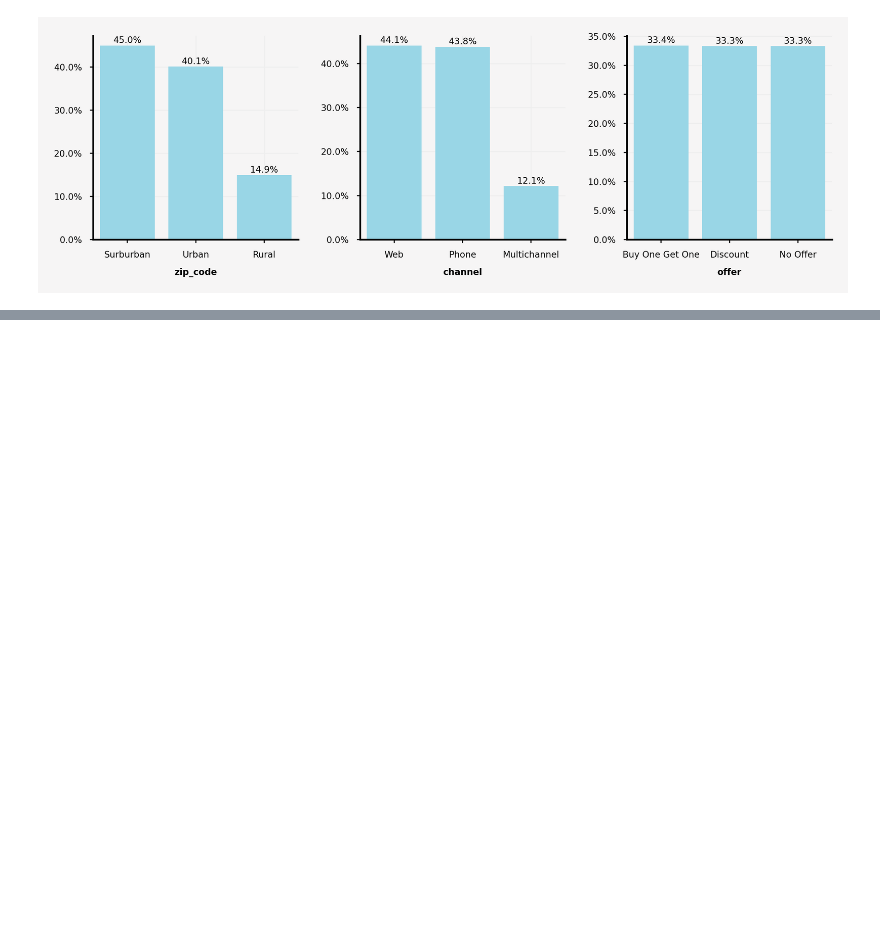
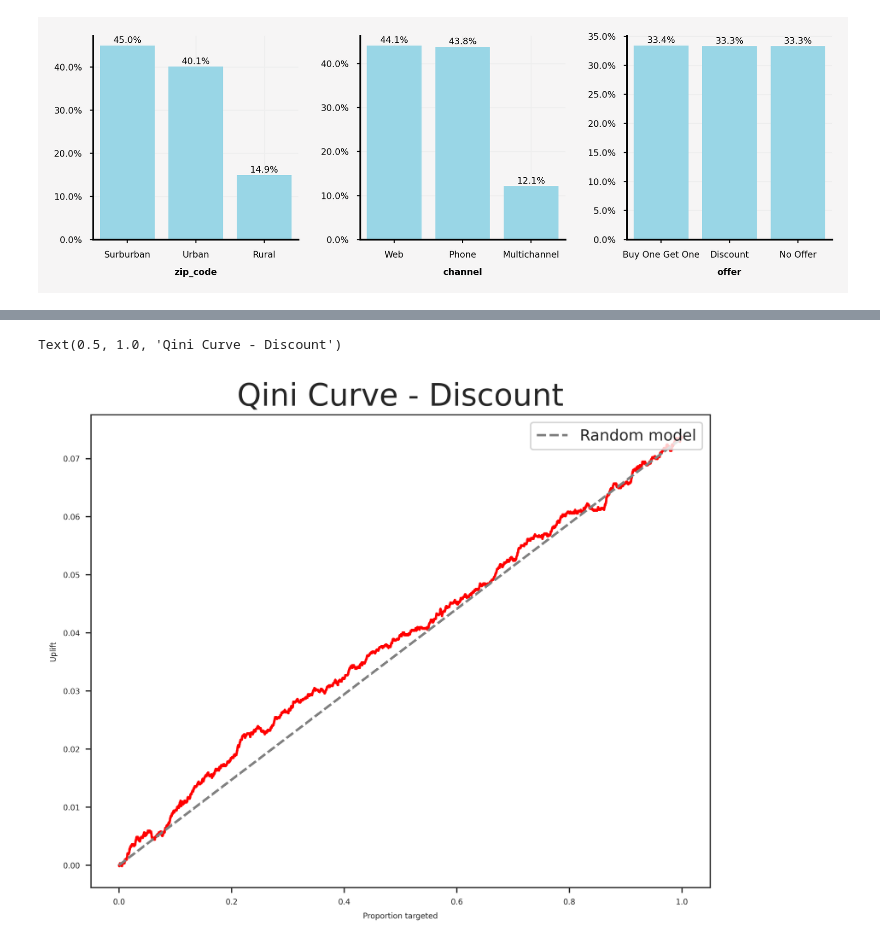
Before and after one commit to itsmokha/Customer-Conversion, a Jupyter notebook: Notebook.ipynb, the cells around one changed output, grey strips where cells are left out. Saved outputs shown, nothing was run; the diff lists cells and outputs as text; code cells hidden in the pictures; blank space fills up the shorter version.

```diff
--- a/Notebook.ipynb
+++ b/Notebook.ipynb
@@ -480,0 +771,7 @@ plotCatVarDistribution(df)
+# %%
+# plot the Qini curve for Discount treatment
+qini(discount_uplift)
+plt.title('Qini Curve - Discount',fontsize=20)
+# %% [output]
+Text(0.5, 1.0, 'Qini Curve - Discount')
+[figure, added]
```
Also changed, not shown: parts of 24 cells of this notebook, 1 other file.
